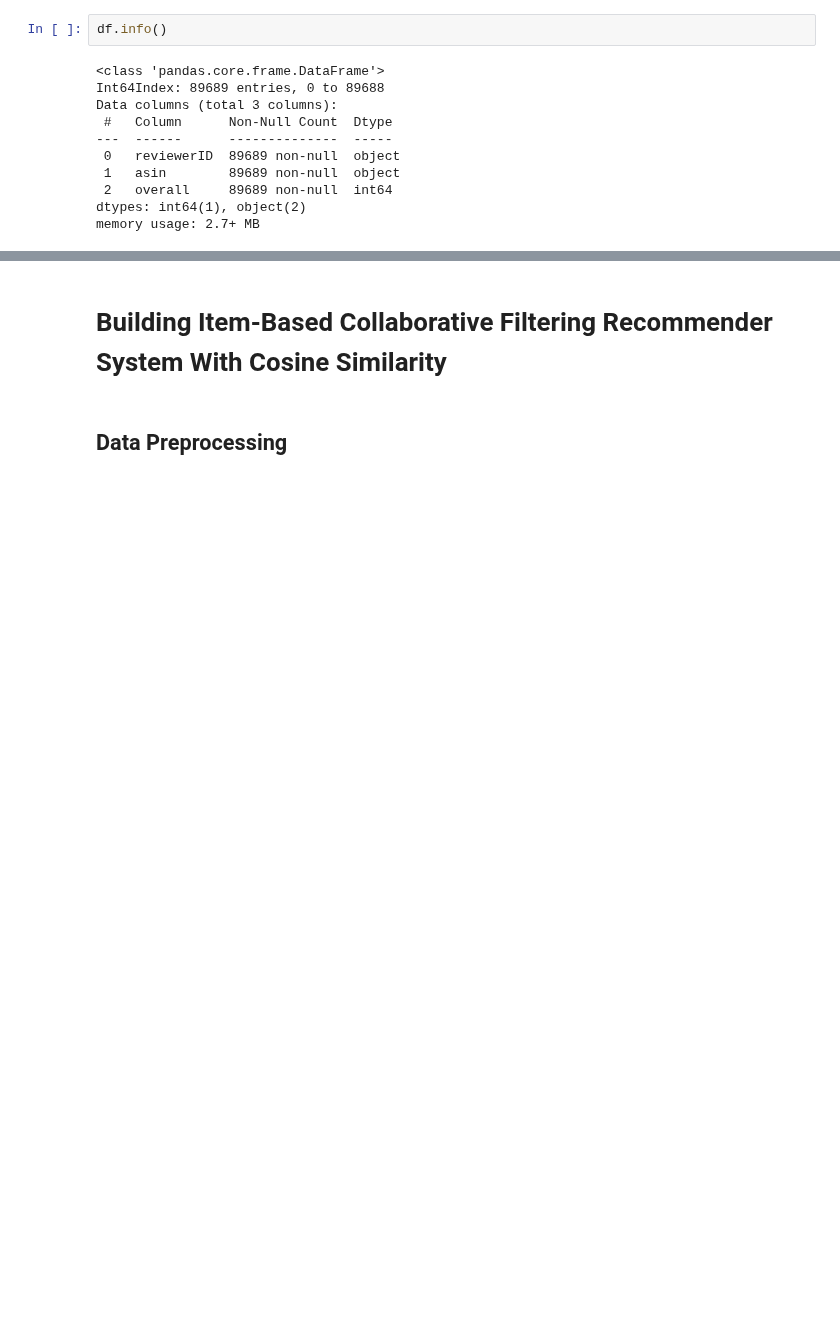
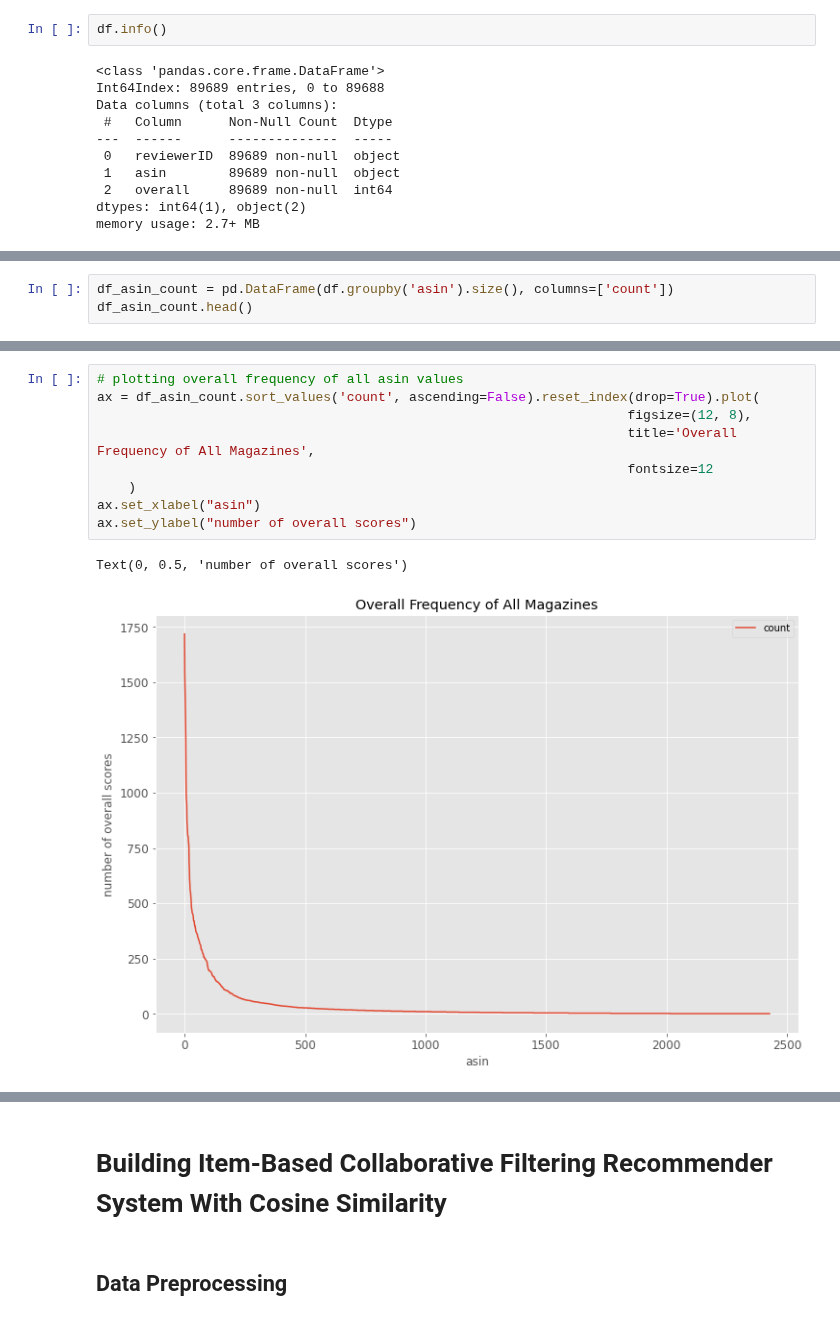
Before and after one commit to Shahzebqazi/collaborative-filtering-for-amazon-magazine, a Jupyter notebook: Item_Based_Collaborative_Filtering_Recommender_System.ipynb, the cells around one changed output, grey strips where cells are left out. Saved outputs shown, nothing was run; the diff lists cells and outputs as text; blank space fills up the shorter version.

```diff
--- a/Item_Based_Collaborative_Filtering_Recommender_System.ipynb
+++ b/Item_Based_Collaborative_Filtering_Recommender_System.ipynb
@@ -51,0 +75,3 @@ There are 72098 unique reviewers and 2428 unique magazines in this data set
+# %%
+df_asin_count = pd.DataFrame(df.groupby('asin').size(), columns=['count'])
+df_asin_count.head()
@@ -51,0 +86,12 @@ There are 72098 unique reviewers and 2428 unique magazines in this data set
+# %%
+# plotting overall frequency of all asin values
+ax = df_asin_count.sort_values('count', ascending=False).reset_index(drop=True).plot(
+                                                                    figsize=(12, 8),
+                                                                    title='Overall Frequency of All Magazines',
+                                                                    fontsize=12
+    )
+ax.set_xlabel("asin")
+ax.set_ylabel("number of overall scores")
+# %% [output]
+Text(0, 0.5, 'number of overall scores')
+[figure, added]
```
Also changed, not shown: parts of 19 cells of this notebook.
